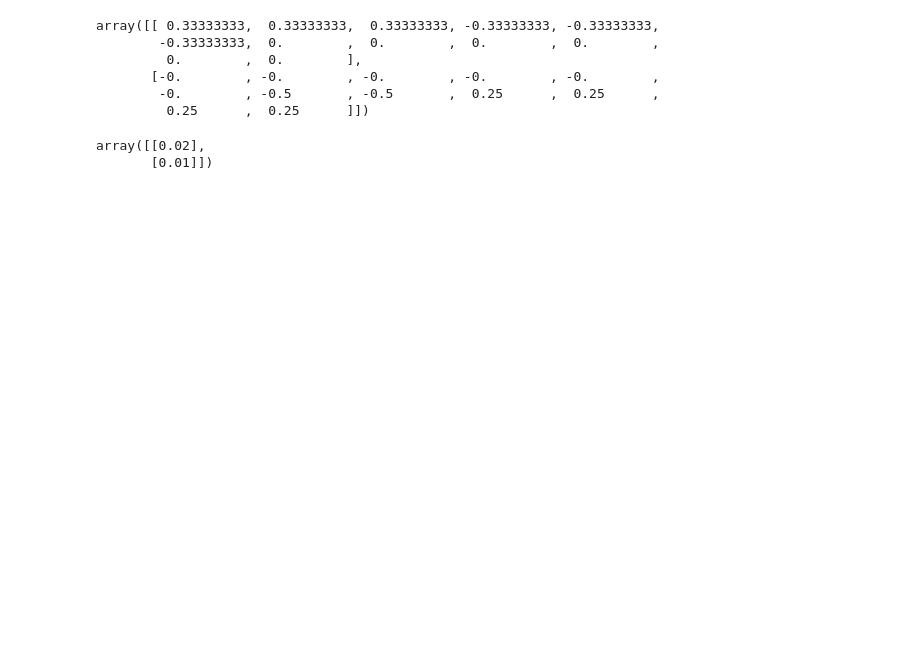
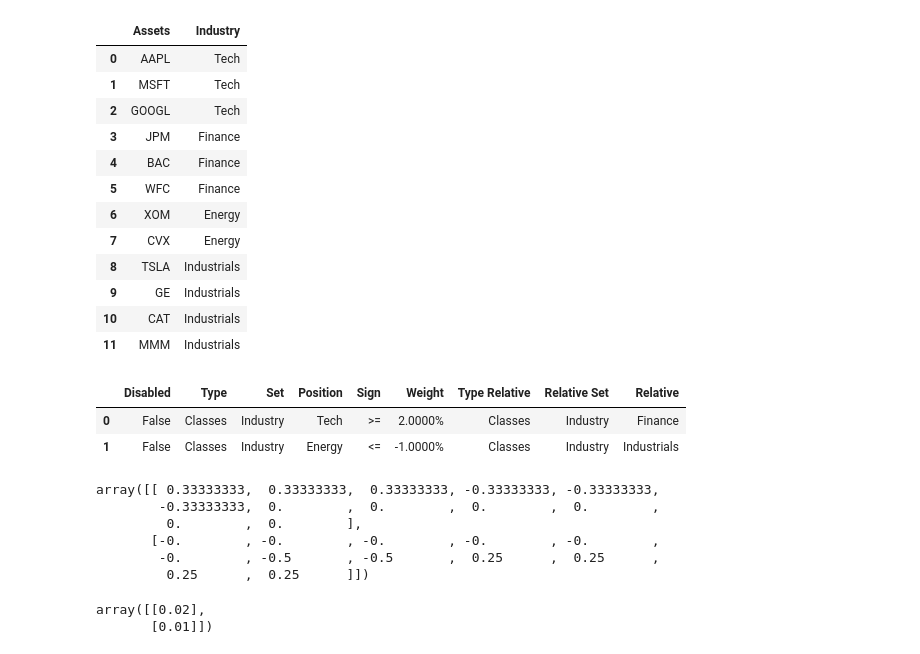
Before and after one commit to birdblues/kbtest, a Jupyter notebook: riskfolio-example/ex06.ipynb, the cells around one changed output. Drawn from its saved outputs; the diff is of its cells as text; code cells hidden in the pictures; blank space fills up the shorter version.

```diff
--- a/riskfolio-example/ex06.ipynb
+++ b/riskfolio-example/ex06.ipynb
@@ -15,14 +25,29 @@ Y = pd.DataFrame(returns, columns=assets)
 # %%
 import pandas as pd
 
 # 자산과 산업 섹터를 정의
 asset_classes = {
     'Assets': ['AAPL', 'MSFT', 'GOOGL', 'JPM', 'BAC', 'WFC', 'XOM', 'CVX', 'TSLA', 'GE', 'CAT', 'MMM'],
     'Industry': ['Tech', 'Tech', 'Tech', 'Finance', 'Finance', 'Finance',
                  'Energy', 'Energy', 'Industrials', 'Industrials', 'Industrials', 'Industrials']
 }
 
 asset_classes = pd.DataFrame(asset_classes)
+display(asset_classes)
+# %% [output]
+|  | Assets | Industry |
+| 0 | AAPL | Tech |
+| 1 | MSFT | Tech |
+| 2 | GOOGL | Tech |
+| 3 | JPM | Finance |
+| 4 | BAC | Finance |
+| 5 | WFC | Finance |
+| 6 | XOM | Energy |
+| 7 | CVX | Energy |
+| 8 | TSLA | Industrials |
+| 9 | GE | Industrials |
+| 10 | CAT | Industrials |
+| 11 | MMM | Industrials |
 # %%
 views = {
     'Disabled': [False, False],               # 뷰가 활성화 되어 있음
@@ -37,6 +62,11 @@ views = {
 }
 
 views = pd.DataFrame(views)
+display(views)
+# %% [output]
+|  | Disabled | Type | Set | Position | Sign | Weight | Type Relative | Relative Set | Relative |
+| 0 | False | Classes | Industry | Tech | >= | 2.0000% | Classes | Industry | Finance |
+| 1 | False | Classes | Industry | Energy | <= | -1.0000% | Classes | Industry | Industrials |
 # %%
 import riskfolio as rp
 
```
Also changed, not shown: parts of 2 cells of this notebook, 7 other files.
